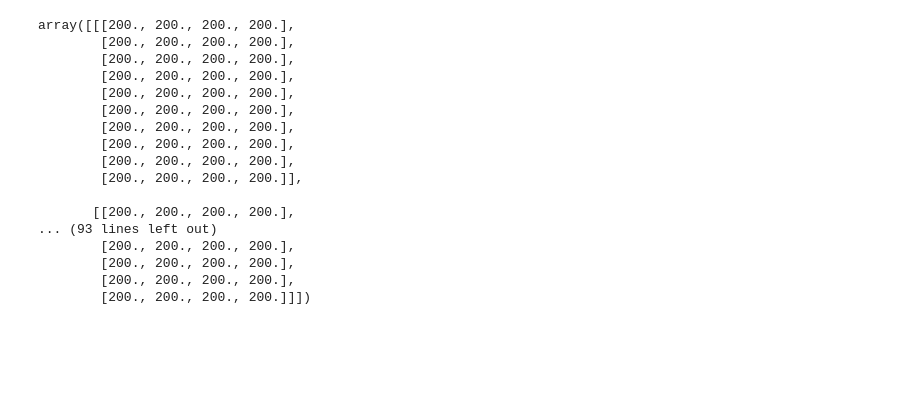
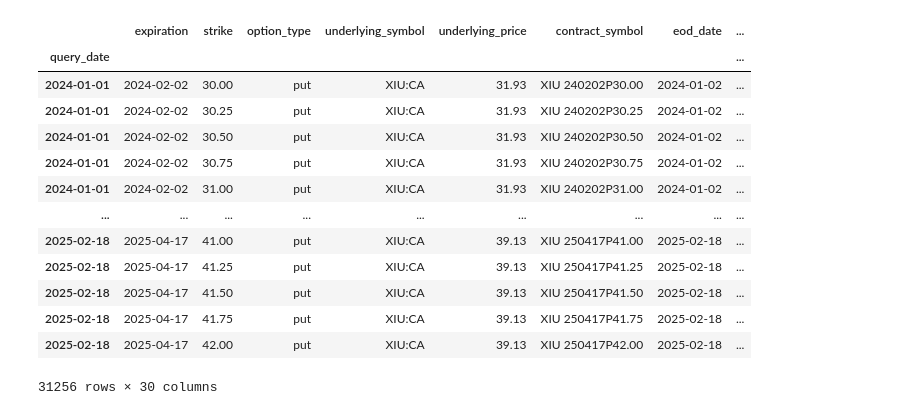
Before and after one commit to 3752V/CA-options-pricing, a Jupyter notebook: models.ipynb, the cells around one changed output. Drawn from its saved outputs; the diff is of its cells as text; code cells hidden in the pictures; blank space fills up the shorter version.

```diff
--- a/models.ipynb
+++ b/models.ipynb
@@ -125,34 +187,39 @@ price = american_put_lsm(S0, K, r, sigma, T)
 print(f"LSM American Put Price: {price:.4f}")
 # %%
 df = pd.read_parquet("data/2024_XIU.parquet")
-# %%
-np.cumsum([[[1, 2, 3],
-            [1, 4, 3],
-            [1, 5, 6]],
-            [[2, 4, 5],
-            [2, 7, 1],
-            [2, 1, 3]]], axis=1)
-np.cumsum([[1, 2, 3],
-            [1, 4, 3],
-            [1, 5, 6]], axis=0)
-randoms = np.random.randn(10, 4)
-np.vstack([np.full(4, 1), randoms])  # Add initial stock price
-np.full(10, 200)[:, np.newaxis, np.newaxis] * np.ones((10, 10, 4))
-# %% [output]
-array([[[200., 200., 200., 200.],
-        [200., 200., 200., 200.],
-        [200., 200., 200., 200.],
-        [200., 200., 200., 200.],
-        [200., 200., 200., 200.],
-        [200., 200., 200., 200.],
-        [200., 200., 200., 200.],
-        [200., 200., 200., 200.],
-        [200., 200., 200., 200.],
-        [200., 200., 200., 200.]],
-
-       [[200., 200., 200., 200.],
-... (93 lines left out)
-        [200., 200., 200., 200.],
-        [200., 200., 200., 200.],
-        [200., 200., 200., 200.],
-        [200., 200., 200., 200.]]])
+# %%
+from openbb import obb
+from datetime import datetime, timedelta
+import math
+symbol = "XIU"  #This symbol is not always the same as the stock symbol
+
+options_day = datetime.strptime("2024-12-31", "%Y-%m-%d")
+
+obb.user.preferences.output_type = "dataframe"
+price_df = obb.equity.price.historical("XIU", start_date=options_day - timedelta(days=355), end_date=options_day, interval="1d", provider="tmx")
+annualized_volatility = price_df["change_percent"].std() * math.sqrt(250) #250 canadian trading days
+# %%
+df["T"] = df["dte"] / 365
+df["sigma"] = annualized_volatility
+df["r"] = 0.05  # Assuming a constant risk-free rate of 5%
+df["S0"] = df["underlying_price"]
+df["K"] = df["strike"]
+# %%
+puts = df[df["option_type"] == "put"]
+puts_monthly = puts[(puts["dte"] >= 30) & (puts["dte"] <= 60)]
+puts_monthly
+# %% [output]
+|  | expiration | strike | option_type | underlying_symbol | underlying_price | contract_symbol | eod_date | ... |
+| query_date |  |  |  |  |  |  |  | ... |
+| 2024-01-01 | 2024-02-02 | 30.00 | put | XIU:CA | 31.93 | XIU 240202P30.00 | 2024-01-02 | ... |
+| 2024-01-01 | 2024-02-02 | 30.25 | put | XIU:CA | 31.93 | XIU 240202P30.25 | 2024-01-02 | ... |
+| 2024-01-01 | 2024-02-02 | 30.50 | put | XIU:CA | 31.93 | XIU 240202P30.50 | 2024-01-02 | ... |
+| 2024-01-01 | 2024-02-02 | 30.75 | put | XIU:CA | 31.93 | XIU 240202P30.75 | 2024-01-02 | ... |
+| 2024-01-01 | 2024-02-02 | 31.00 | put | XIU:CA | 31.93 | XIU 240202P31.00 | 2024-01-02 | ... |
+| ... | ... | ... | ... | ... | ... | ... | ... | ... |
+| 2025-02-18 | 2025-04-17 | 41.00 | put | XIU:CA | 39.13 | XIU 250417P41.00 | 2025-02-18 | ... |
+| 2025-02-18 | 2025-04-17 | 41.25 | put | XIU:CA | 39.13 | XIU 250417P41.25 | 2025-02-18 | ... |
+| 2025-02-18 | 2025-04-17 | 41.50 | put | XIU:CA | 39.13 | XIU 250417P41.50 | 2025-02-18 | ... |
+| 2025-02-18 | 2025-04-17 | 41.75 | put | XIU:CA | 39.13 | XIU 250417P41.75 | 2025-02-18 | ... |
+| 2025-02-18 | 2025-04-17 | 42.00 | put | XIU:CA | 39.13 | XIU 250417P42.00 | 2025-02-18 | ... |
+31256 rows × 30 columns
```
Also changed, not shown: parts of 7 cells of this notebook.
